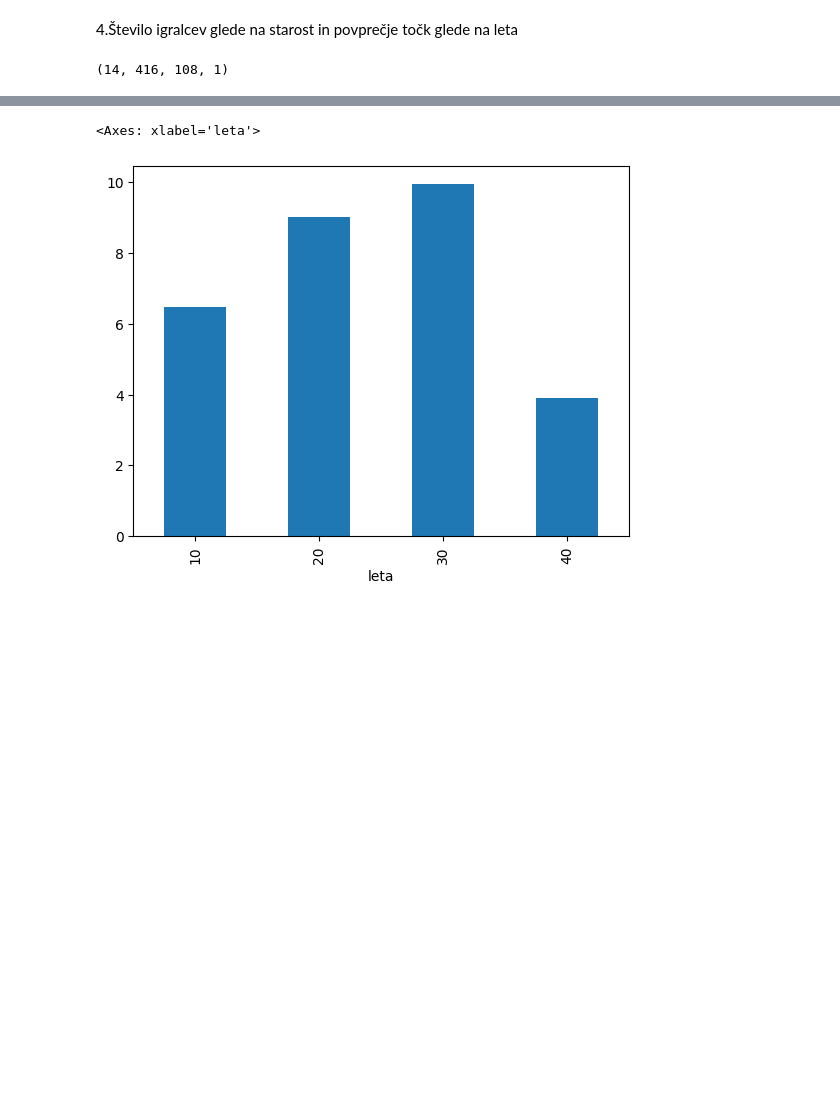
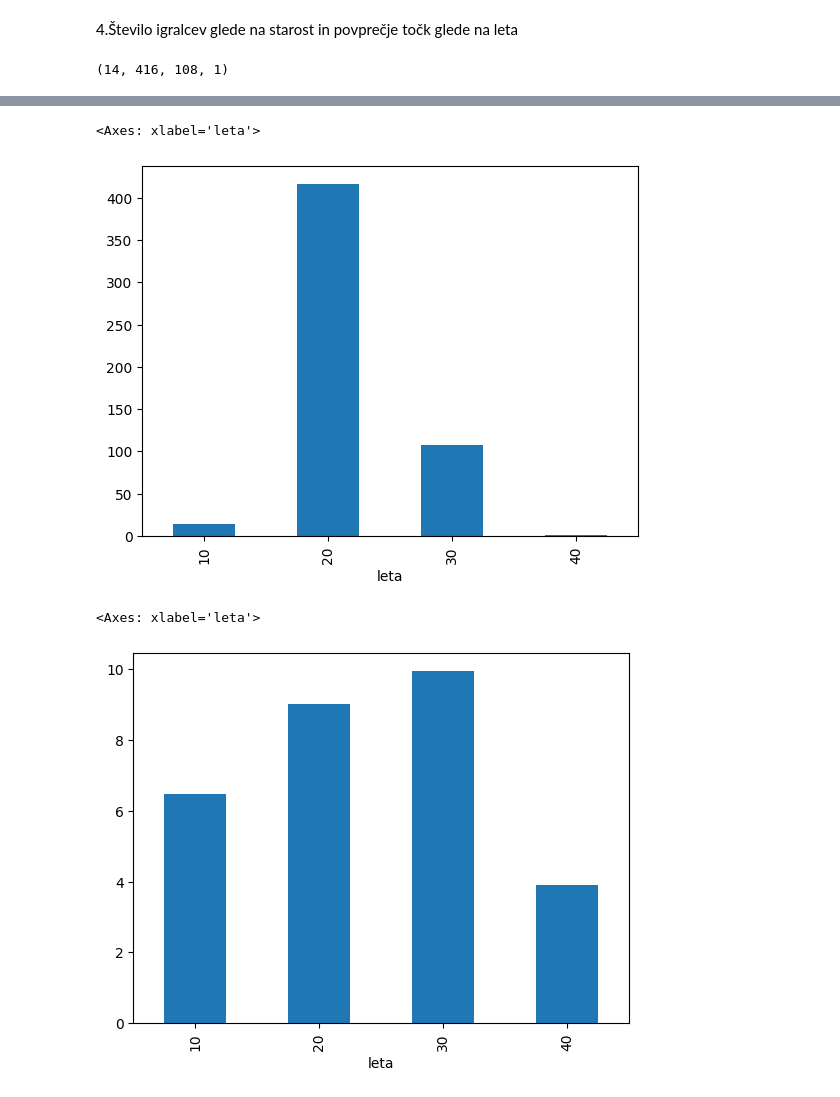
Before and after one commit to Miha-Novoselec/Projekt-Novoselec, a Jupyter notebook: Analiza-podatkov.ipynb, the cells around one changed output, grey strips where cells are left out. Drawn from its saved outputs; the diff is of its cells as text; code cells hidden in the pictures; blank space fills up the shorter version.

```diff
--- a/Analiza-podatkov.ipynb
+++ b/Analiza-podatkov.ipynb
@@ -215,3 +224,8 @@ razvrsti_po_desetletjih(igralci)
+# %%
+igralci.groupby(["leta"])["ime"].count().plot.bar()
+# %% [output]
+<Axes: xlabel='leta'>
+[figure, added]
 # %%
 igralci.groupby(["leta"])["povprecje_tocke"].mean().plot.bar()
 # %% [output]
```
Also changed, not shown: parts of 2 cells of this notebook.
